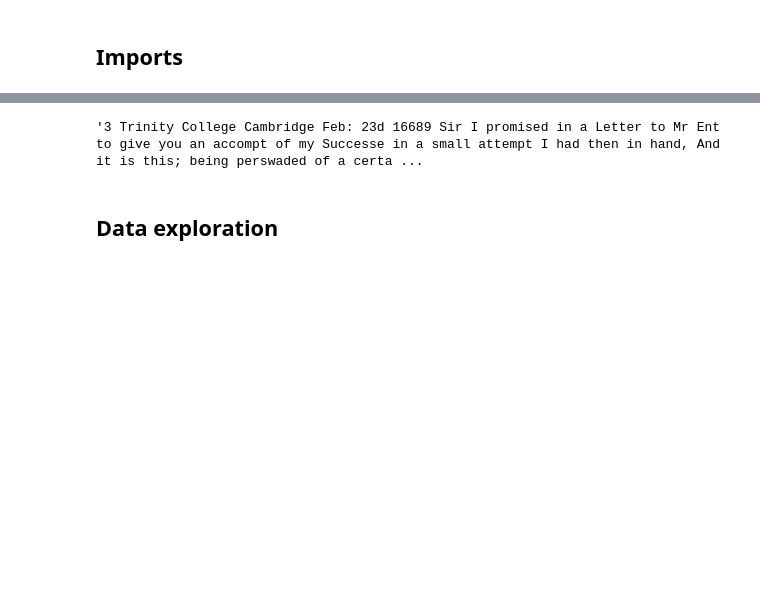
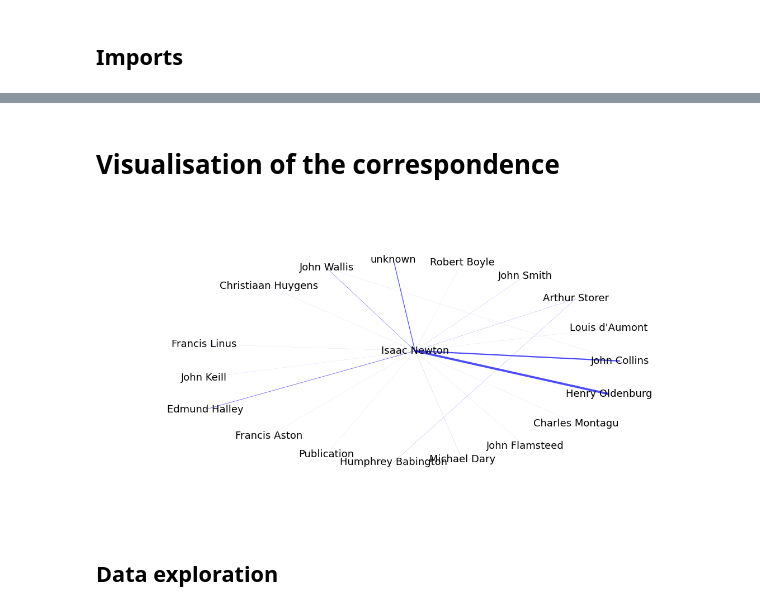
Before and after one commit to JanMaxime/Newton-s-correspondence, a Jupyter notebook: data exploration.ipynb, the cells around one changed output, grey strips where cells are left out. Drawn from its saved outputs; the diff is of its cells as text; code cells hidden in the pictures; blank space fills up the shorter version.

```diff
--- a/data exploration.ipynb
+++ b/data exploration.ipynb
@@ -23,4 +27,8 @@ original_dates_corrected = pd.read_csv("original_dates.csv", sep=";")
 
 letters = pd.merge(letters, original_dates_corrected, left_index=True, right_on="index").dropna()
 letters.original_date_corrected = letters.original_date_corrected.apply(string_to_date)
-letters = letters.query("category != 'Mint'")
+destinataire = pd.read_csv("destinataire.csv", sep=";", names=["index", "receiver", "royal"])
+destinataire["royal"] = destinataire.royal.apply(lambda x : type(x) is str)
+letters = pd.merge(letters, destinataire, left_on="index", right_on = "index")
+letters = letters.query("category != 'Mint' and receiver != 'Thomas Lord Arch-Bishop of Canterbury/William Lord Bishop of Worcester'")
+letters.letter_content = letters.letter_content.apply(lambda x : " ".join(x.split()).lower())
@@ -50,4 +35,2 @@ letters
-# %%
-letters.iloc[0].letter_content
-# %% [output]
-'3 Trinity College Cambridge Feb: 23d 16689 Sir I promised in a Letter to Mr Ent to give you an accompt of my Successe in a small attempt I had then in hand, And it is this; being perswaded of a certa ...
+# %% [markdown]
+# Visualisation of the correspondence
@@ -54,3 +60,35 @@ letters.iloc[0].letter_content
+# %%
+fig, ax = plt.subplots(figsize=(20,10))
+pos = nx.layout.circular_layout(G)
+
+pos["Isaac Newton"][0]+=0.9
+pos["Isaac Newton"][1]=0.1
+pos["Edmund Halley"][0]-=0.1
+edges = nx.draw_networkx_edges(
+    G,
+    pos,
+    arrowstyle="->",
+    arrowsize=10,
+    edge_cmap=plt.cm.Blues,
+    width=w,
+    edge_color= "b",
+    alpha=0.7
+)
+labels = nx.draw_networkx_labels(G, pos, font_size=18)
+
+ax.set_axis_off()
+x_values, y_values = zip(*pos.values())
+x_max = max(x_values)
+x_min = min(x_values)
+x_margin = (x_max - x_min) * 0.25
+plt.xlim(x_min - x_margin, x_max + x_margin)
+y_max = max(y_values)
+y_min = min(y_values)
+y_margin = (y_max - y_min) * 0.25
+plt.ylim(y_min - y_margin, y_max + y_margin)
+plt.show()
+# %% [output]
+[figure, added]
 # %% [markdown]
 ## Data exploration
 # %% [markdown]
```
Also changed, not shown: parts of 21 cells of this notebook, 5 other files.
